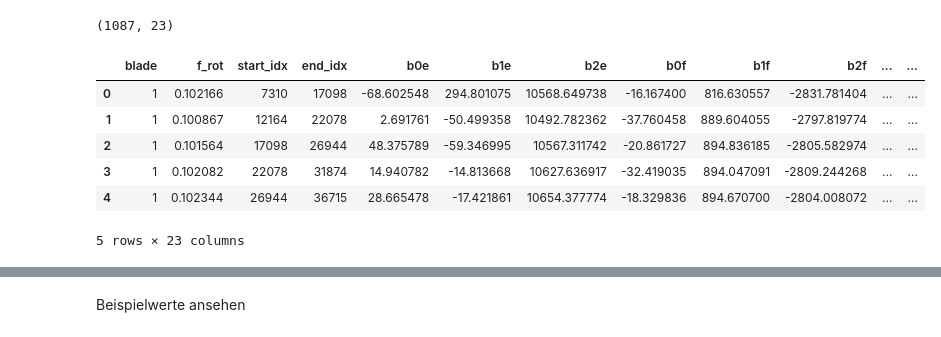
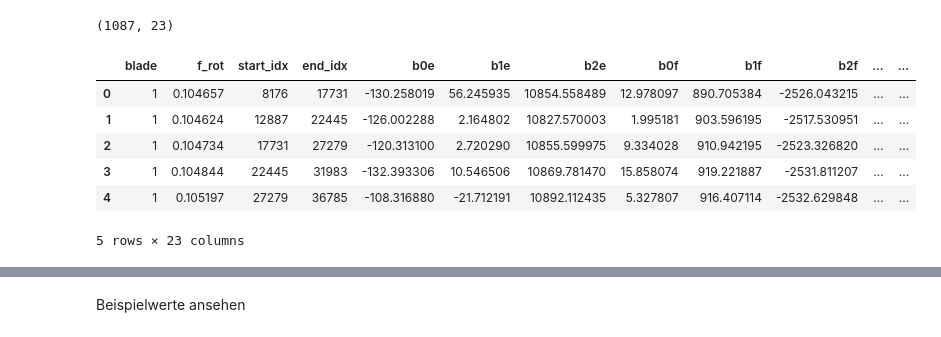
Before and after one commit to ChristianKuehnert/wms, a Jupyter notebook: pitch_angle_calculation.ipynb, the cells around one changed output, grey strips where cells are left out. Saved outputs shown, nothing was run; the diff lists cells and outputs as text; code cells hidden in the pictures.

```diff
--- a/pitch_angle_calculation.ipynb
+++ b/pitch_angle_calculation.ipynb
@@ -872,11 +873,13 @@ Idee: Hier noch weiteres herausholen:
 # %% [markdown]
 ### 2.4 Borkum West, Adwen BW64
 # %%
-path = r"M:\03-Projekte\Eis-Algorithmus-Eispeakeinstellung\500_Arbeitsunterlagen\Transfer_CK\aerodynUnwucht\pitch_angle_calculation\Anwendung_BW64\data"
+#path = r"M:\03-Projekte\Eis-Algorithmus-Eispeakeinstellung\500_Arbeitsunterlagen\Transfer_CK\aerodynUnwucht\pitch_angle_calculation\Anwendung_BW64"
+path = r"C:\Users\w012028\Documents\arbeit\wms\aeroimb\pitch_angle_calculation\Anwendung_BW64"
+path_data = f'{path}\\data'
 # %%
 db = 'cmrblba_mb_bw_064'
 # %%
-fns = [fn for fn in listdir(path) if fn.endswith(".csv")]
+fns = [fn for fn in listdir(path_data) if fn.endswith(".csv")]
 # %%
 len(fns)
 # %% [output]
@@ -885,13 +888,14 @@ len(fns)
 dfs = list()
 for fn in np.sort(fns):
     ## read in csv data
-    df = pd.read_csv(f'{path}\\{fn}', sep=',')
+    df = pd.read_csv(f'{path_data}\\{fn}', sep=',')
     # calculate the pitch angel for each revolution separately
     df_res,dict_plots = calc_pitch_df(df, blades = range(1,4),
                                       sample_rate = 1000, wdw_size_prae = 101, min_amp = 1000,
                                       idx_first = 1, idx_last = -1, single_revolutions=True)
     s_date = fn.replace('at__BW64__', '').replace('.csv','')
-    df_res = df_res.assign(create_time=s_date)
+    ct = dt.strptime(s_date, "%Y%m%d_%H%M%S")
+    df_res = df_res.assign(create_time=ct)
     df_res = add_col_pitch_deg(df_res, ['pitch1', 'pitch2', 'alpha', 'gamma1', 'gamma2'])
     dfs.append(df_res)
     #df_res.boxplot(column='pitch2', by='blade')
@@ -908,10 +908,10 @@ df2 = df.groupby(create_time).
 # %%
-df_res.head()
+df.head()
 # %% [output]
 |  | blade | f_rot | start_idx | end_idx | b0e | b1e | b2e | b0f | b1f | b2f | ... | ... |
-| 0 | 1 | 0.102166 | 7310 | 17098 | -68.602548 | 294.801075 | 10568.649738 | -16.167400 | 816.630557 | -2831.781404 | ... | ... |
-| 1 | 1 | 0.100867 | 12164 | 22078 | 2.691761 | -50.499358 | 10492.782362 | -37.760458 | 889.604055 | -2797.819774 | ... | ... |
-| 2 | 1 | 0.101564 | 17098 | 26944 | 48.375789 | -59.346995 | 10567.311742 | -20.861727 | 894.836185 | -2805.582974 | ... | ... |
-| 3 | 1 | 0.102082 | 22078 | 31874 | 14.940782 | -14.813668 | 10627.636917 | -32.419035 | 894.047091 | -2809.244268 | ... | ... |
-| 4 | 1 | 0.102344 | 26944 | 36715 | 28.665478 | -17.421861 | 10654.377774 | -18.329836 | 894.670700 | -2804.008072 | ... | ... |
+| 0 | 1 | 0.104657 | 8176 | 17731 | -130.258019 | 56.245935 | 10854.558489 | 12.978097 | 890.705384 | -2526.043215 | ... | ... |
+| 1 | 1 | 0.104624 | 12887 | 22445 | -126.002288 | 2.164802 | 10827.570003 | 1.995181 | 903.596195 | -2517.530951 | ... | ... |
+| 2 | 1 | 0.104734 | 17731 | 27279 | -120.313100 | 2.720290 | 10855.599975 | 9.334028 | 910.942195 | -2523.326820 | ... | ... |
+| 3 | 1 | 0.104844 | 22445 | 31983 | -132.393306 | 10.546506 | 10869.781470 | 15.858074 | 919.221887 | -2531.811207 | ... | ... |
+| 4 | 1 | 0.105197 | 27279 | 36785 | -108.316880 | -21.712191 | 10892.112435 | 5.327807 | 916.407114 | -2532.629848 | ... | ... |
 5 rows × 23 columns
```
Also changed, not shown: parts of 16 cells of this notebook.
